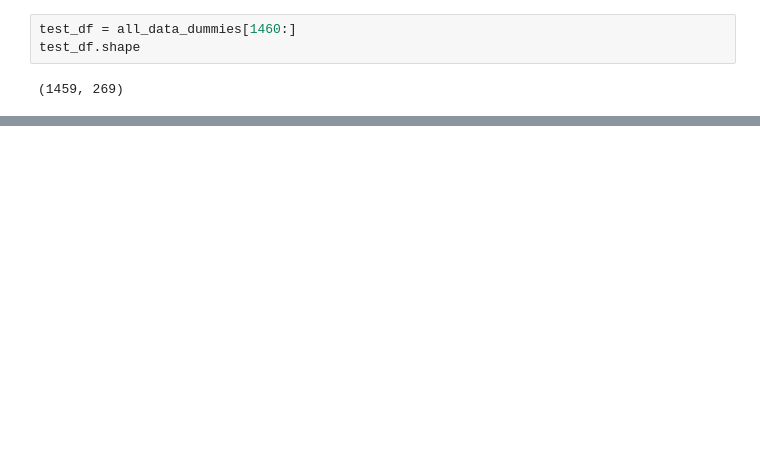
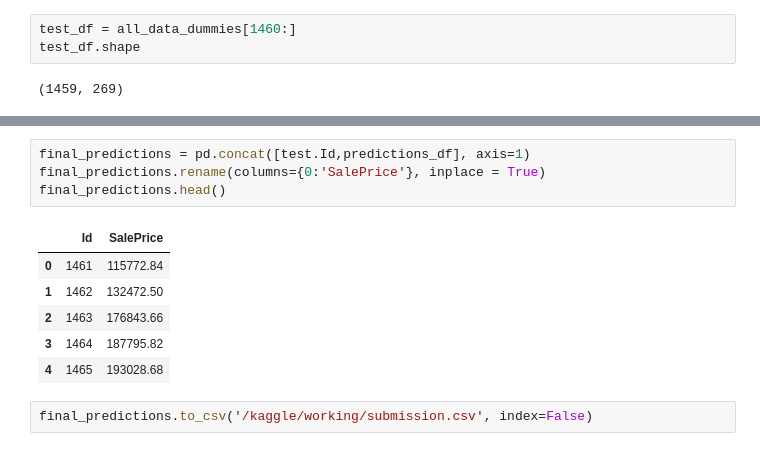
Before and after one commit to niramay447/kaggle-competitions, a Jupyter notebook: house-prices.ipynb, the cells around one changed output, grey strips where cells are left out. Drawn from its saved outputs; the diff is of its cells as text; blank space fills up the shorter version.

Commit message:
submission with random forest regressor

```diff
--- a/house-prices.ipynb
+++ b/house-prices.ipynb
@@ -285,0 +286,13 @@ predictions_df.head()
+# %%
+final_predictions = pd.concat([test.Id,predictions_df], axis=1)
+final_predictions.rename(columns={0:'SalePrice'}, inplace = True)
+final_predictions.head()
+# %% [output]
+|  | Id | SalePrice |
+| 0 | 1461 | 115772.84 |
+| 1 | 1462 | 132472.50 |
+| 2 | 1463 | 176843.66 |
+| 3 | 1464 | 187795.82 |
+| 4 | 1465 | 193028.68 |
+# %%
+final_predictions.to_csv('/kaggle/working/submission.csv', index=False)
```
Also changed, not shown: parts of 2 cells of this notebook.
